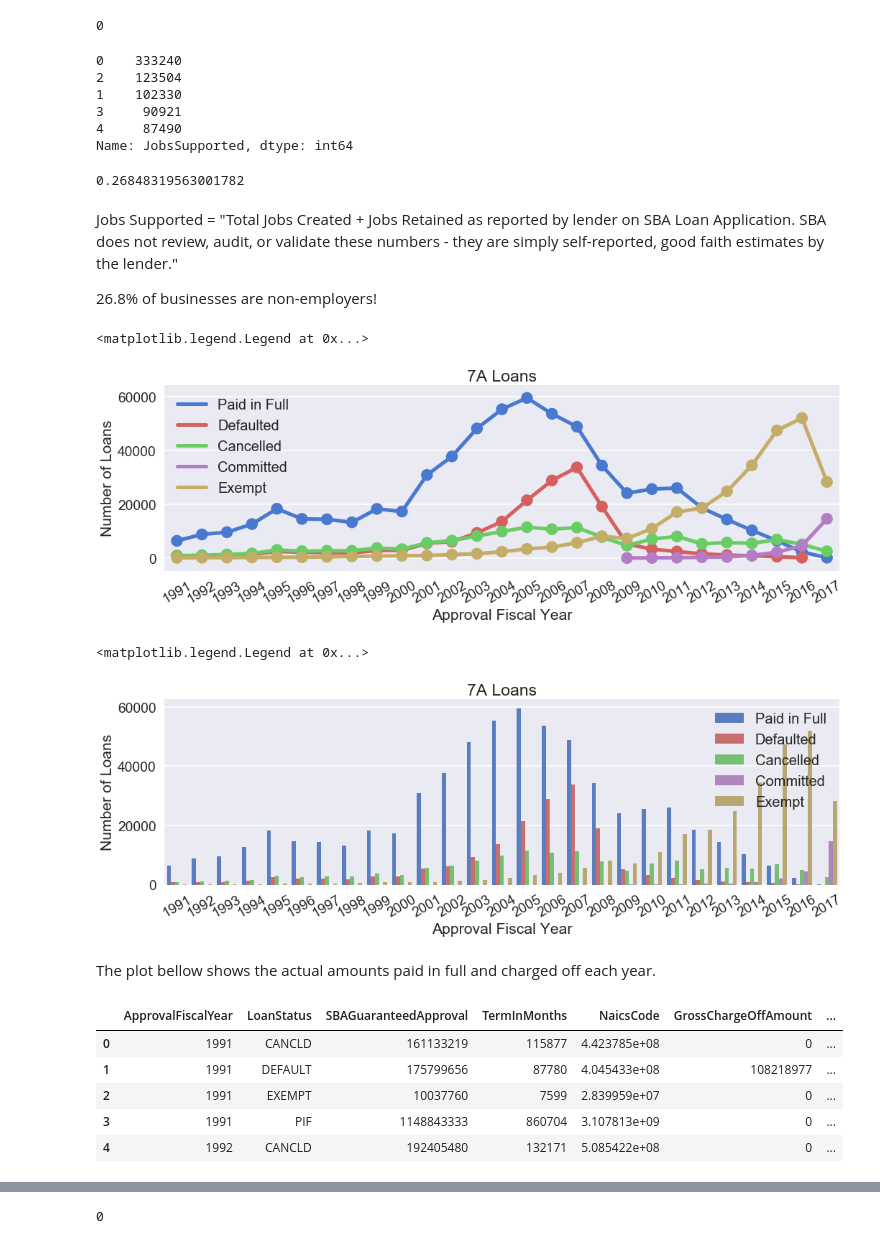
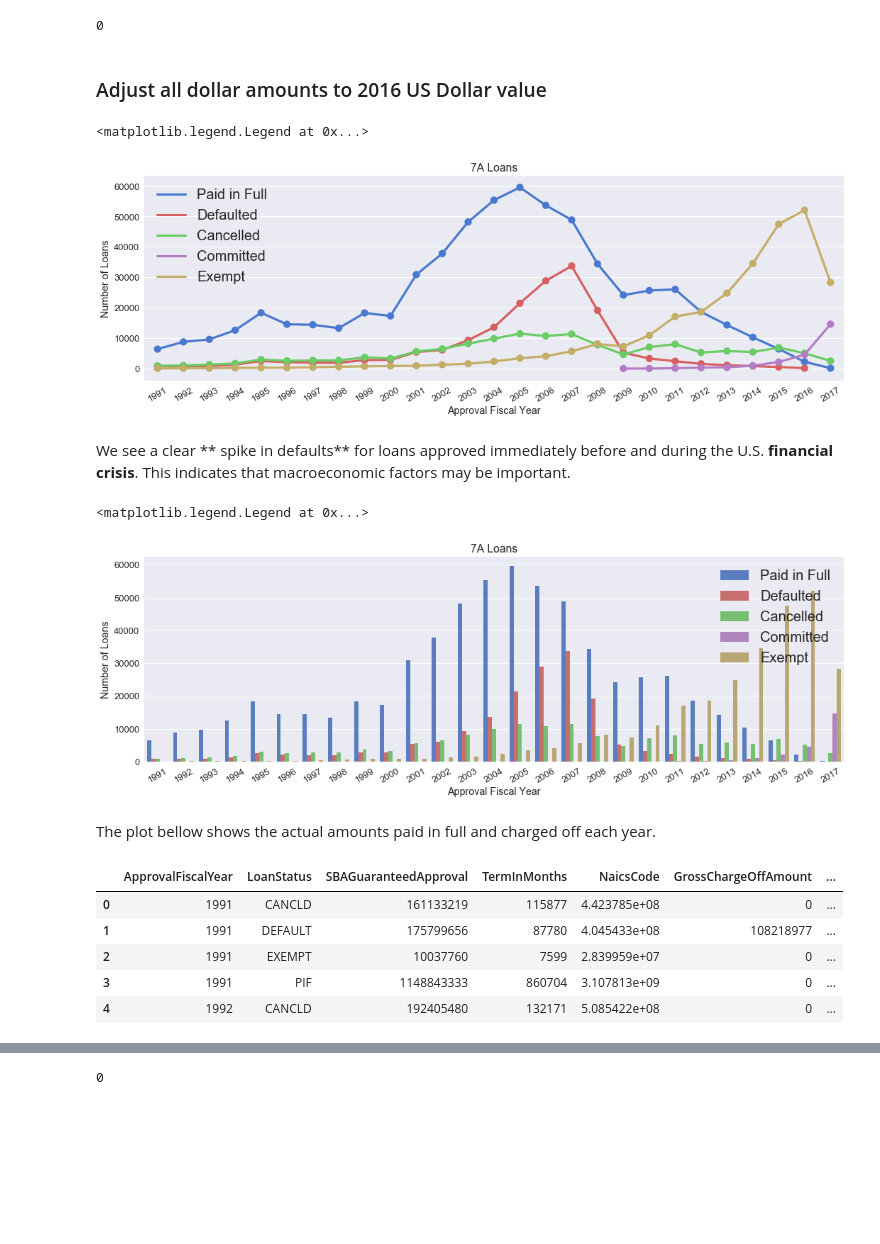
Before and after one commit to sanjanedic/SBARepay, a Jupyter notebook: SBARepayEDA.ipynb, the cells around one changed output, grey strips where cells are left out. Cells and saved outputs as stored; diff of their text form; code cells hidden in the pictures; blank space fills up the shorter version.

Commit message:
Added a table of contents and some additional commetns throughout.

```diff
--- a/SBARepayEDA.ipynb
+++ b/SBARepayEDA.ipynb
@@ -31,9 +50,11 @@ import pandas as pd
 import datetime
 from dateutil.relativedelta import relativedelta
 
-# Plotting tools
+# Plotting tools and figure display options
 import matplotlib.pyplot as plt
 %matplotlib inline
 import seaborn as sns
 import graphviz
+sns.set(context = 'poster', style = 'white')
+sns.set(font_scale = 1.3)
 # %%
@@ -148,3 +168,8 @@ Borrower Location (State), Bank (?), Gross Approval, SBA Guaranteed Approval, Ap
+# %%
+# Remove irrelevant columns
+loans_7a.drop(['Program', 'BorrName', 'BorrStreet', 'BorrCity', 'BorrZip', 'BankStreet',  'BankCity', 'BankState',
+                'BankZip', 'NaicsDescription', 'FranchiseName', 'ProjectCounty', 'ProjectState',
+               'SBADistrictOffice', 'CongressionalDistrict', 'BankName', 'DeliveryMethod', 'subpgmdesc'], axis = 1, inplace = True)
 # %%
 loans_7a.columns
 # %% [output]
@@ -160,6 +181 @@ Index(['Program', 'BorrName', 'BorrStreet', 'BorrCity', 'BorrState', 'BorrZip',
       dtype='object')
-# %%
-# Remove irrelevant features
-loans_7a.drop(['Program', 'BorrName', 'BorrStreet', 'BorrCity', 'BorrZip', 'BankStreet',  'BankCity', 'BankState',
-                'BankZip', 'NaicsDescription', 'FranchiseName', 'ProjectCounty', 'ProjectState',
-               'SBADistrictOffice', 'CongressionalDistrict'], axis = 1, inplace = True)
@@ -383,4 +395,6 @@ loans_7a.head()
 loans_7a['SP_to2016'].isnull().sum()
 # %% [output]
 0
+# %% [markdown]
+### Adjust all dollar amounts to 2016 US Dollar value
 # %%
@@ -388,19 +402,2 @@ loans_7a['SP_to2016'].isnull().sum()
 loans_7a['SBAGuaranteedApprovalAdj'] = loans_7a['SBAGuaranteedApproval'].multiply(loans_7a['CPI_to2016']).astype('float64')
 loans_7a['GrossChargeOffAmountAdj'] = loans_7a['GrossChargeOffAmount'].multiply(loans_7a['CPI_to2016']).astype('float64')
-# %%
-loans_7a['JobsSupported'].value_counts().head()
-# %% [output]
-0    333240
-2    123504
-1    102330
-3     90921
-4     87490
-Name: JobsSupported, dtype: int64
-# %%
-loans_7a['JobsSupported'].value_counts()[0]/len(loans_7a)
-# %% [output]
-0.26848319563001782
-# %% [markdown]
-Jobs Supported = "Total Jobs Created + Jobs Retained as reported by lender on SBA Loan Application.  SBA does not review, audit, or validate these numbers - they are simply self-reported, good faith estimates by the lender."
-
-26.8% of businesses are non-employers!
@@ -413,21 +404,26 @@ newPal   = dict(PIF = clrs[0], DEFAULT = clrs[2], CANCLD = clrs[1], COMMIT = clr
 # %%
-# get a sense of number of each Loan Status per approval year
-sns.set_context('poster', font_scale = 1.2)
+# Get a sense of number of each Loan Status per approval year
+clrs    = ["#4878CF", "#6ACC65", "#D65F5F", "#B47CC7", "#C4AD66", "#77BEDB"]
+newPal   = dict(PIF = clrs[0], DEFAULT = clrs[2], CANCLD = clrs[1], COMMIT = clrs[3], EXEMPT = clrs[4])
+
 
 g = sns.factorplot(x ='ApprovalFiscalYear', y = 'SBAGuaranteedApprovalAdj',
             hue = 'LoanStatus', hue_order = ['PIF', 'DEFAULT', 'CANCLD', 'COMMIT', 'EXEMPT'],
                    kind = 'point', data = loans_7a, estimator = np.count_nonzero,
                ci = None, size = 5, aspect = 3, palette = newPal, legend = False)
 
 g.set_xticklabels(rotation = 30)
 
 sns.plt.title('7A Loans')
 sns.plt.xlabel('Approval Fiscal Year')
 sns.plt.ylabel('Number of Loans')
 sns.plt.legend(['Paid in Full', 'Defaulted', 'Cancelled', 'Committed', 'Exempt'], loc = 'best', fontsize = 20)
 # %% [output]
 <matplotlib.legend.Legend at 0x...>
-[figure, old version]
+[figure, new version]
 # %%
 g.savefig('2_AllLoans_Counts_FY.png', dpi = 300)
+# %% [markdown]
+We see a clear ** spike in defaults** for loans approved immediately before and during the U.S. **financial crisis**.
+This indicates that macroeconomic factors may be important.
 # %%
@@ -435,15 +431,11 @@ g.savefig('2_AllLoans_Counts_FY.png', dpi = 300)
 loans_7a_by_FY = loans_7a.groupby('ApprovalFiscalYear')
 # %%
-# get a sense of number of each Loan Status per approval year
-
-sns.set_context('poster', font_scale = 1.2)
-
+# Get a sense of the number of each Loan Status per approval year
 
 g = sns.factorplot(x ='ApprovalFiscalYear', y = 'SBAGuaranteedApprovalAdj',
             hue = 'LoanStatus', hue_order = ['PIF', 'DEFAULT', 'CANCLD', 'COMMIT', 'EXEMPT'],
                    kind = 'bar', data = loans_7a, estimator = np.count_nonzero,
                ci = None, size = 5, aspect = 3, palette = newPal, legend = False)
-
 
 g.set_xticklabels(rotation = 30)
 
@@ -453,19 +445,18 @@ sns.plt.ylabel('Number of Loans')
 sns.plt.legend(['Paid in Full', 'Defaulted', 'Cancelled', 'Committed', 'Exempt'], loc = 'best', fontsize = 20)
 # %% [output]
 <matplotlib.legend.Legend at 0x...>
-[figure, old version]
+[figure, new version]
 # %% [markdown]
 The plot bellow shows the actual amounts paid in full and charged off each year.
 # %%
-# group by year and loan status
+# Group by year and loan status
 loans_7a_by_FY_by_LoanStatus = loans_7a.groupby(by = ['ApprovalFiscalYear', 'LoanStatus'], as_index = False).sum()
+loans_7a_by_FY_by_LoanStatus.head()
+# %% [output]
+|  | ApprovalFiscalYear | LoanStatus | SBAGuaranteedApproval | TermInMonths | NaicsCode | GrossChargeOffAmount | ... |
+| 0 | 1991 | CANCLD | 161133219 | 115877 | 4.423785e+08 | 0 | ... |
+| 1 | 1991 | DEFAULT | 175799656 | 87780 | 4.045433e+08 | 108218977 | ... |
+| 2 | 1991 | EXEMPT | 10037760 | 7599 | 2.839959e+07 | 0 | ... |
+| 3 | 1991 | PIF | 1148843333 | 860704 | 3.107813e+09 | 0 | ... |
+| 4 | 1992 | CANCLD | 192405480 | 132171 | 5.085422e+08 | 0 | ... |
-# %%
-loans_7a_by_FY_by_LoanStatus.head()
-# %% [output]
-|  | ApprovalFiscalYear | LoanStatus | SBAGuaranteedApproval | TermInMonths | NaicsCode | GrossChargeOffAmount | ... |
-| 0 | 1991 | CANCLD | 161133219 | 115877 | 4.423785e+08 | 0 | ... |
-| 1 | 1991 | DEFAULT | 175799656 | 87780 | 4.045433e+08 | 108218977 | ... |
-| 2 | 1991 | EXEMPT | 10037760 | 7599 | 2.839959e+07 | 0 | ... |
-| 3 | 1991 | PIF | 1148843333 | 860704 | 3.107813e+09 | 0 | ... |
-| 4 | 1992 | CANCLD | 192405480 | 132171 | 5.085422e+08 | 0 | ... |
 # %%
```
Also changed, not shown: parts of 98 cells of this notebook.
